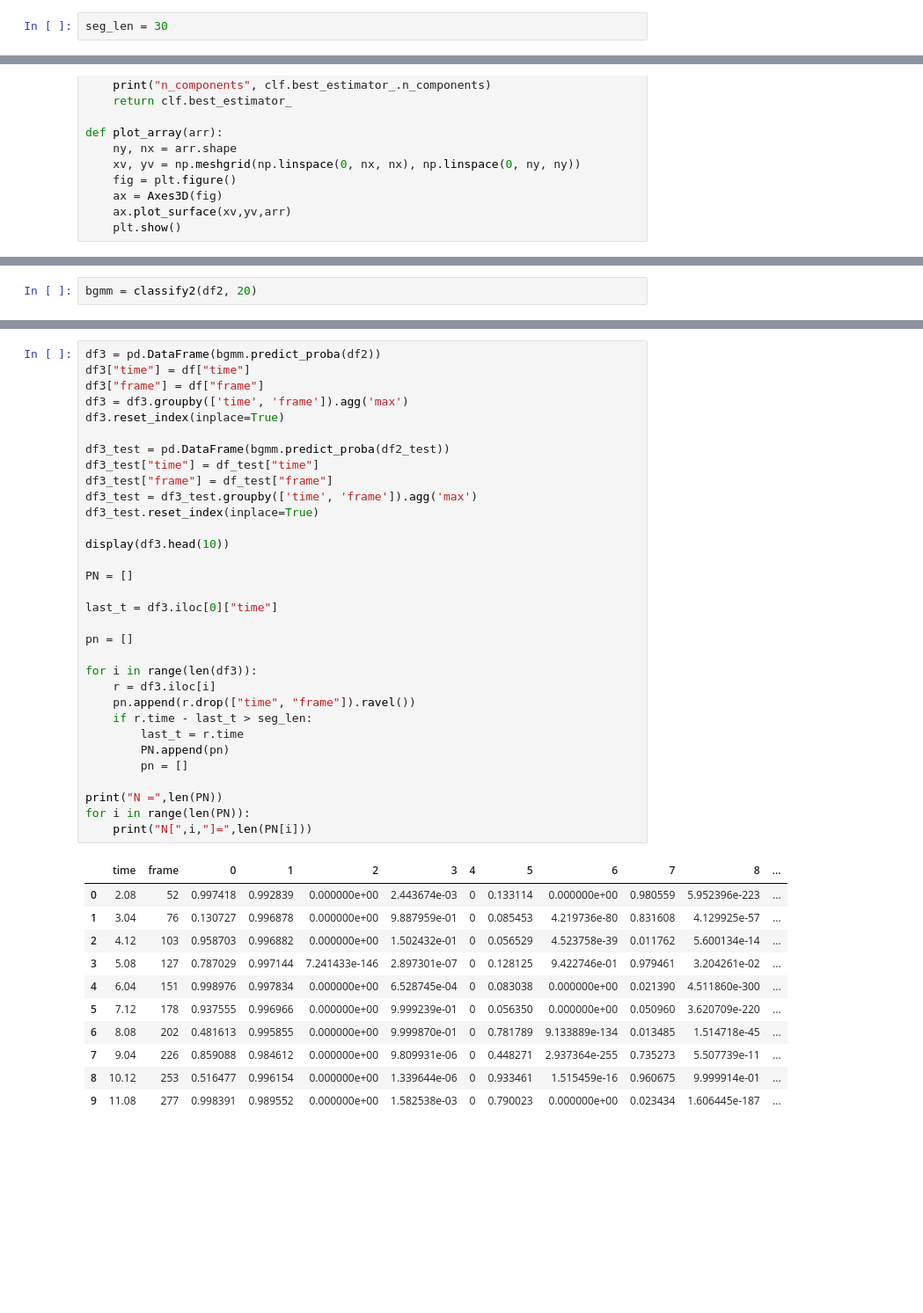
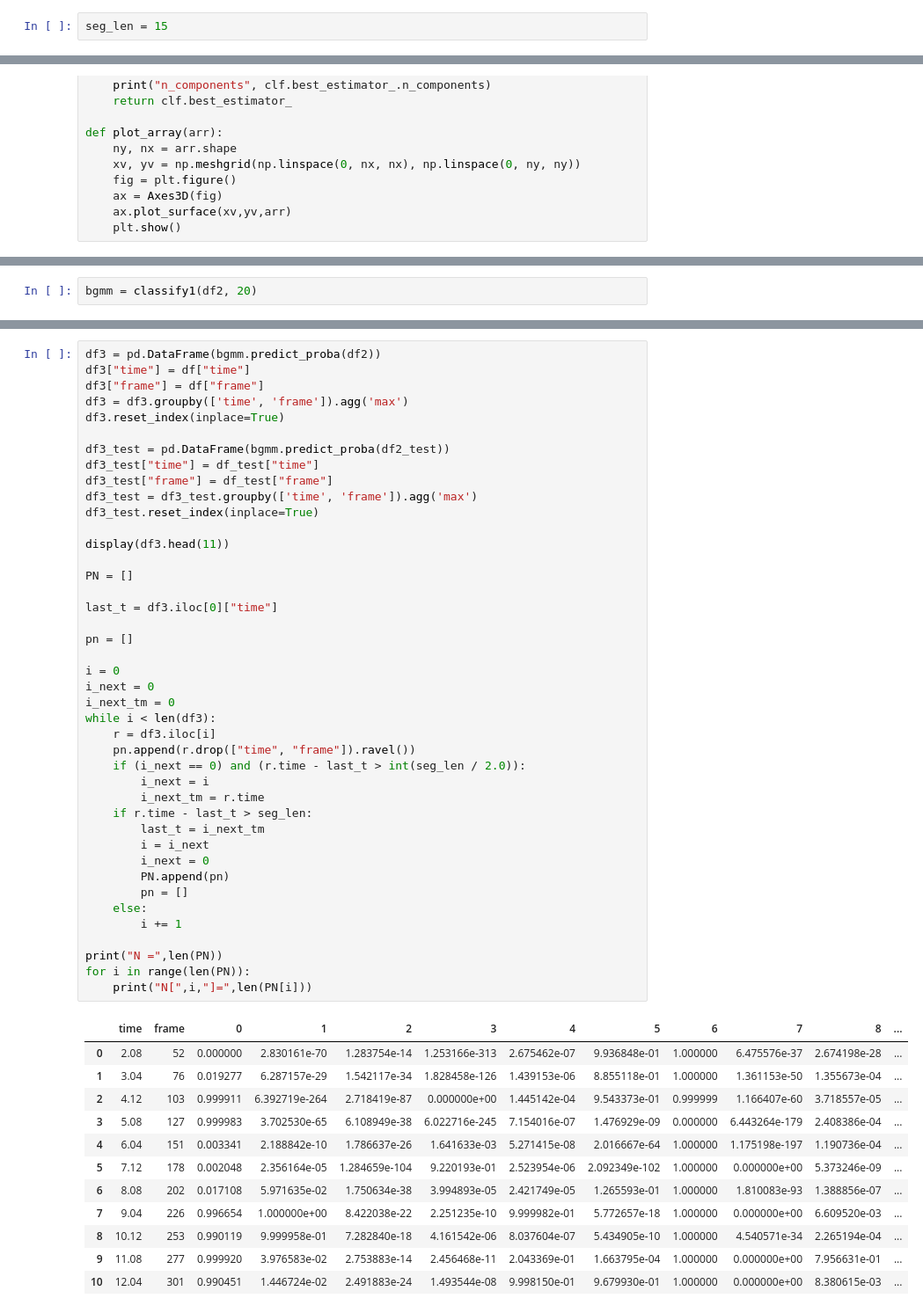
Before and after one commit to Sheph/anomaly, a Jupyter notebook: pch2_run.ipynb, the cells around one changed output, grey strips where cells are left out. Shown: that part at 88% size. Cells and saved outputs as stored; diff of their text form; blank space fills up the shorter version.

```diff
--- a/pch2_run.ipynb
+++ b/pch2_run.ipynb
@@ -31,7 +31,7 @@ rcParams['figure.figsize'] = (9, 6)
 import warnings
 warnings.filterwarnings(action='once')
 # %%
-seg_len = 30
+seg_len = 15
 # %%
 def classify1(features, MX=5):
     newdata = features
@@ -106,3 +106,3 @@ df2_test = pd.DataFrame(scaler.transform(df2_test), columns=df_test.columns[2:])
 # %%
-bgmm = classify2(df2, 20)
+bgmm = classify1(df2, 20)
 # %% [output]
@@ -111,43 +128,54 @@ n_components 18
 df3 = pd.DataFrame(bgmm.predict_proba(df2))
 df3["time"] = df["time"]
 df3["frame"] = df["frame"]
 df3 = df3.groupby(['time', 'frame']).agg('max')
 df3.reset_index(inplace=True)
 
 df3_test = pd.DataFrame(bgmm.predict_proba(df2_test))
 df3_test["time"] = df_test["time"]
 df3_test["frame"] = df_test["frame"]
 df3_test = df3_test.groupby(['time', 'frame']).agg('max')
 df3_test.reset_index(inplace=True)
 
-display(df3.head(10))
+display(df3.head(11))
 
 PN = []
 
 last_t = df3.iloc[0]["time"]
 
 pn = []
 
-for i in range(len(df3)):
+i = 0
+i_next = 0
+i_next_tm = 0
+while i < len(df3):
     r = df3.iloc[i]
     pn.append(r.drop(["time", "frame"]).ravel())
+    if (i_next == 0) and (r.time - last_t > int(seg_len / 2.0)):
+        i_next = i
+        i_next_tm = r.time
     if r.time - last_t > seg_len:
-        last_t = r.time
+        last_t = i_next_tm
+        i = i_next
+        i_next = 0
         PN.append(pn)
         pn = []
+    else:
+        i += 1
 
 print("N =",len(PN))
 for i in range(len(PN)):
     print("N[",i,"]=",len(PN[i]))
 # %% [output]
 |  | time | frame | 0 | 1 | 2 | 3 | 4 | 5 | 6 | 7 | 8 | ... |
-| 0 | 2.08 | 52 | 0.997418 | 0.992839 | 0.000000e+00 | 2.443674e-03 | 0 | 0.133114 | 0.000000e+00 | 0.980559 | 5.952396e-223 | ... |
-| 1 | 3.04 | 76 | 0.130727 | 0.996878 | 0.000000e+00 | 9.887959e-01 | 0 | 0.085453 | 4.219736e-80 | 0.831608 | 4.129925e-57 | ... |
-| 2 | 4.12 | 103 | 0.958703 | 0.996882 | 0.000000e+00 | 1.502432e-01 | 0 | 0.056529 | 4.523758e-39 | 0.011762 | 5.600134e-14 | ... |
-| 3 | 5.08 | 127 | 0.787029 | 0.997144 | 7.241433e-146 | 2.897301e-07 | 0 | 0.128125 | 9.422746e-01 | 0.979461 | 3.204261e-02 | ... |
-| 4 | 6.04 | 151 | 0.998976 | 0.997834 | 0.000000e+00 | 6.528745e-04 | 0 | 0.083038 | 0.000000e+00 | 0.021390 | 4.511860e-300 | ... |
-| 5 | 7.12 | 178 | 0.937555 | 0.996966 | 0.000000e+00 | 9.999239e-01 | 0 | 0.056350 | 0.000000e+00 | 0.050960 | 3.620709e-220 | ... |
-| 6 | 8.08 | 202 | 0.481613 | 0.995855 | 0.000000e+00 | 9.999870e-01 | 0 | 0.781789 | 9.133889e-134 | 0.013485 | 1.514718e-45 | ... |
-| 7 | 9.04 | 226 | 0.859088 | 0.984612 | 0.000000e+00 | 9.809931e-06 | 0 | 0.448271 | 2.937364e-255 | 0.735273 | 5.507739e-11 | ... |
-| 8 | 10.12 | 253 | 0.516477 | 0.996154 | 0.000000e+00 | 1.339644e-06 | 0 | 0.933461 | 1.515459e-16 | 0.960675 | 9.999914e-01 | ... |
-| 9 | 11.08 | 277 | 0.998391 | 0.989552 | 0.000000e+00 | 1.582538e-03 | 0 | 0.790023 | 0.000000e+00 | 0.023434 | 1.606445e-187 | ... |
+| 0 | 2.08 | 52 | 0.000000 | 2.830161e-70 | 1.283754e-14 | 1.253166e-313 | 2.675462e-07 | 9.936848e-01 | 1.000000 | 6.475576e-37 | 2.674198e-28 | ... |
+| 1 | 3.04 | 76 | 0.019277 | 6.287157e-29 | 1.542117e-34 | 1.828458e-126 | 1.439153e-06 | 8.855118e-01 | 1.000000 | 1.361153e-50 | 1.355673e-04 | ... |
+| 2 | 4.12 | 103 | 0.999911 | 6.392719e-264 | 2.718419e-87 | 0.000000e+00 | 1.445142e-04 | 9.543373e-01 | 0.999999 | 1.166407e-60 | 3.718557e-05 | ... |
+| 3 | 5.08 | 127 | 0.999983 | 3.702530e-65 | 6.108949e-38 | 6.022716e-245 | 7.154016e-07 | 1.476929e-09 | 0.000000 | 6.443264e-179 | 2.408386e-04 | ... |
+| 4 | 6.04 | 151 | 0.003341 | 2.188842e-10 | 1.786637e-26 | 1.641633e-03 | 5.271415e-08 | 2.016667e-64 | 1.000000 | 1.175198e-197 | 1.190736e-04 | ... |
+| 5 | 7.12 | 178 | 0.002048 | 2.356164e-05 | 1.284659e-104 | 9.220193e-01 | 2.523954e-06 | 2.092349e-102 | 1.000000 | 0.000000e+00 | 5.373246e-09 | ... |
+| 6 | 8.08 | 202 | 0.017108 | 5.971635e-02 | 1.750634e-38 | 3.994893e-05 | 2.421749e-05 | 1.265593e-01 | 1.000000 | 1.810083e-93 | 1.388856e-07 | ... |
+| 7 | 9.04 | 226 | 0.996654 | 1.000000e+00 | 8.422038e-22 | 2.251235e-10 | 9.999982e-01 | 5.772657e-18 | 1.000000 | 0.000000e+00 | 6.609520e-03 | ... |
+| 8 | 10.12 | 253 | 0.990119 | 9.999958e-01 | 7.282840e-18 | 4.161542e-06 | 8.037604e-07 | 5.434905e-10 | 1.000000 | 4.540571e-34 | 2.265194e-04 | ... |
+| 9 | 11.08 | 277 | 0.999920 | 3.976583e-02 | 2.753883e-14 | 2.456468e-11 | 2.043369e-01 | 1.663795e-04 | 1.000000 | 0.000000e+00 | 7.956631e-01 | ... |
+| 10 | 12.04 | 301 | 0.990451 | 1.446724e-02 | 2.491883e-24 | 1.493544e-08 | 9.998150e-01 | 9.679930e-01 | 1.000000 | 0.000000e+00 | 8.380615e-03 | ... |
```
Also changed, not shown: parts of 11 cells of this notebook, 2 other files.
